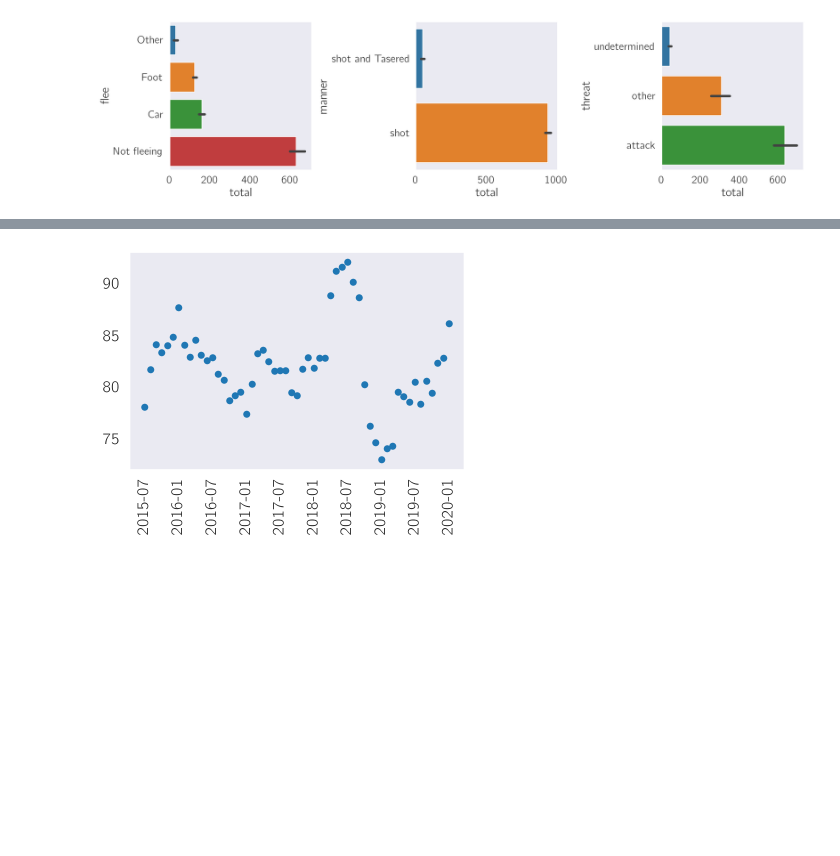
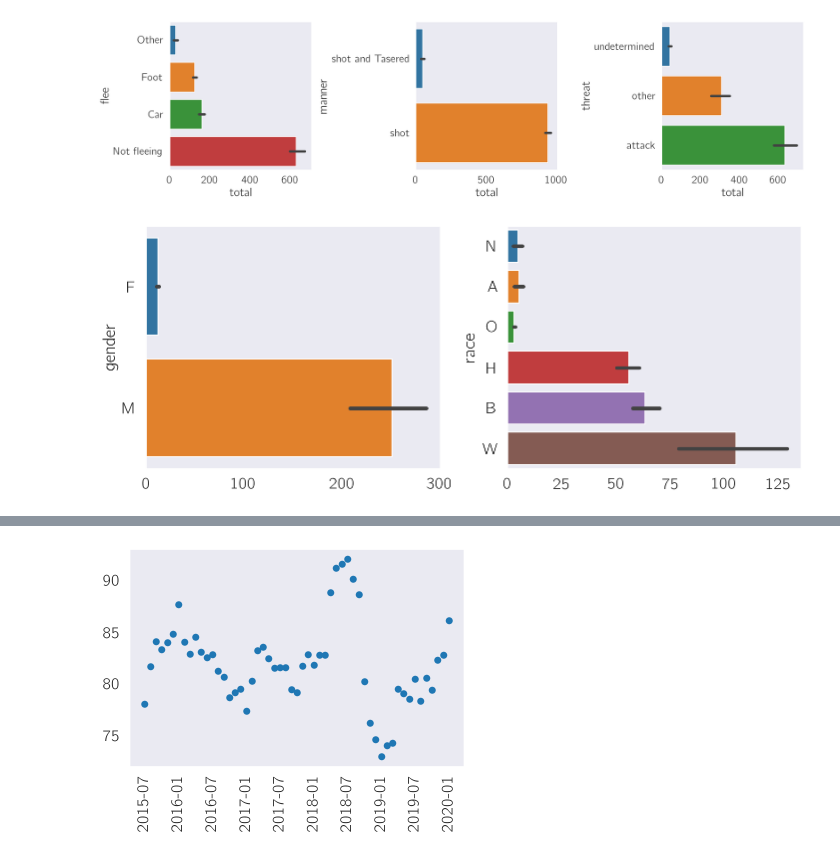
Before and after one commit to dangeles/dangeles.github.io, a Jupyter notebook: jupyter/Untitled1.ipynb, the cells around one changed output, grey strips where cells are left out. Drawn from its saved outputs; the diff is of its cells as text; code cells hidden in the pictures; blank space fills up the shorter version.

```diff
--- a/jupyter/Untitled1.ipynb
+++ b/jupyter/Untitled1.ipynb
@@ -125,3 +125,14 @@ ax[2] = sns.barplot(x='total', y='threat',
 plt.tight_layout()
 # %% [output]
 [figure]
+# %%
+healthy_non_aggressive = df[(df.threat_level != 'attack') & (df.signs_of_mental_illness == False)]
+fig, ax = plt.subplots(ncols=2, figsize=(10, 4))
+ax[0] = sns.barplot(x='total', y='gender', data=count_by_att('gender', df=healthy_non_aggressive), ax=ax[0])
+ax[1] = sns.barplot(x='total', y='race', data=count_by_att('race', df=healthy_non_aggressive), ax=ax[1])
+
+ax[0].set_xlabel('')
+ax[1].set_xlabel('')
+plt.tight_layout()
+# %% [output]
+[figure, added]
```
Also changed, not shown: parts of 2 cells of this notebook, 2 other files.
